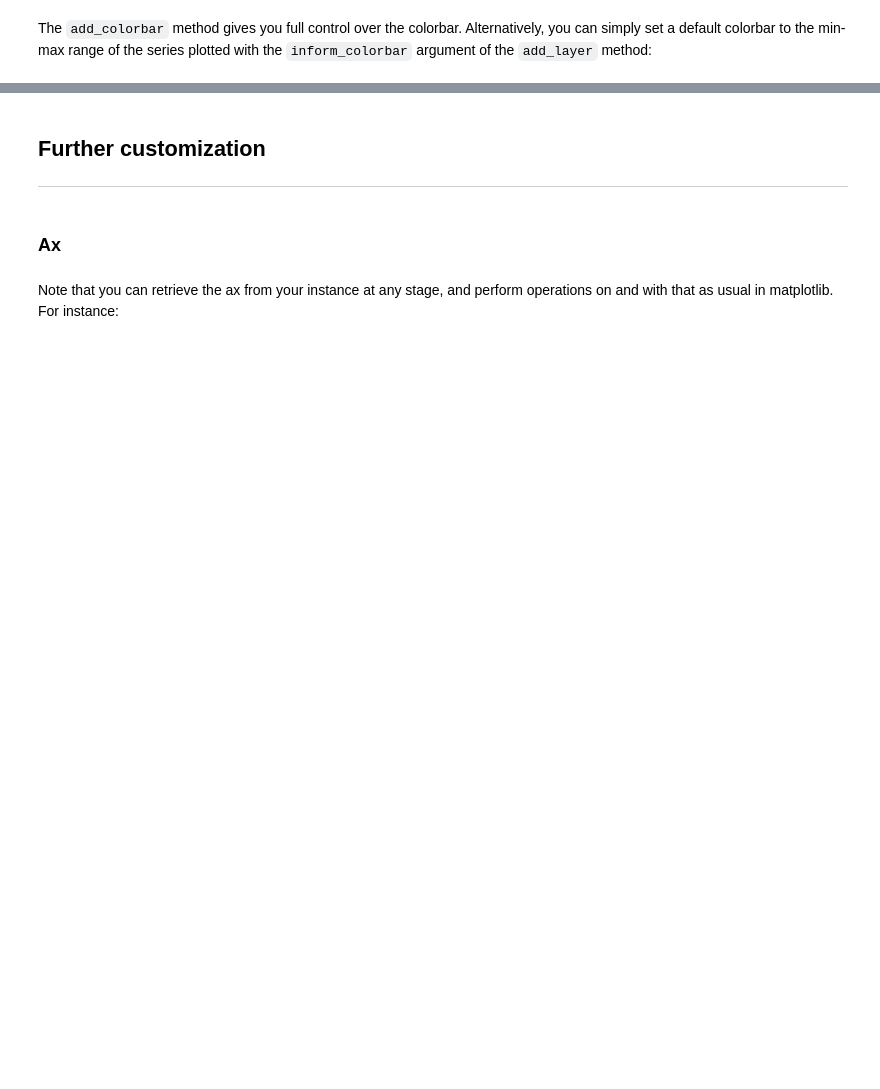
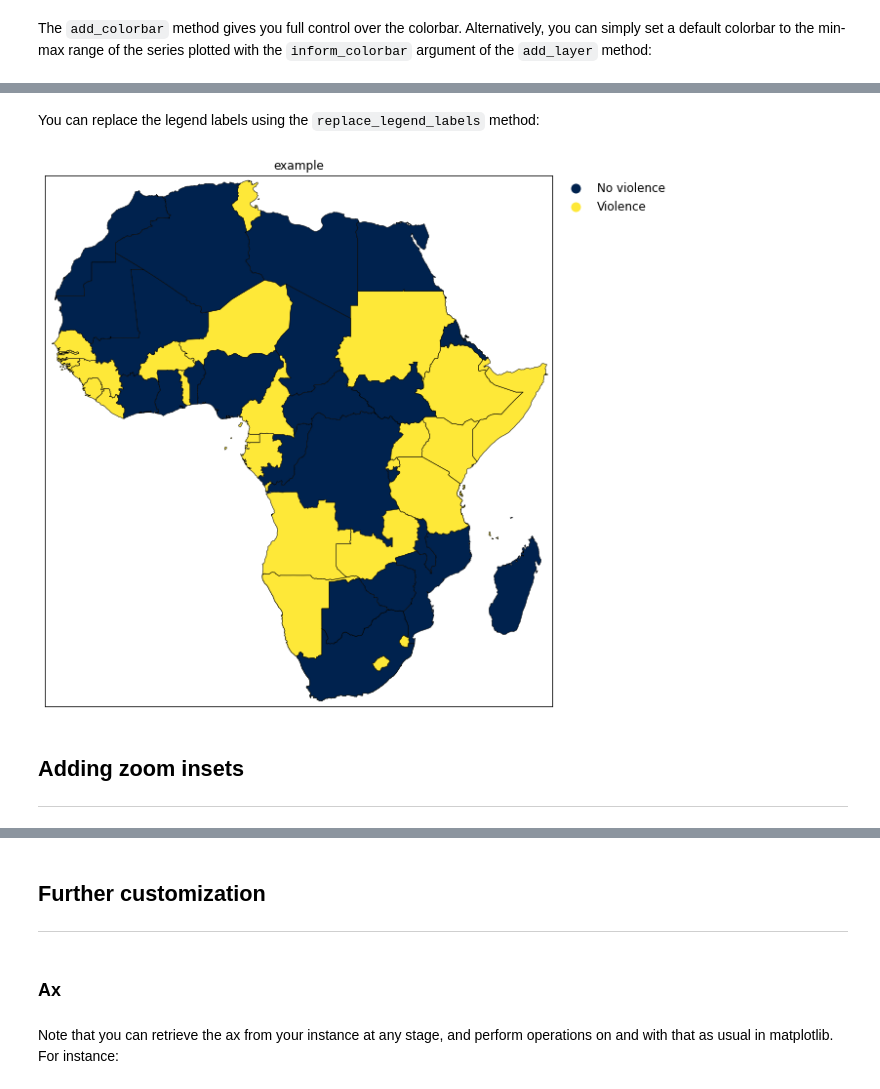
Before and after one commit to prio-data/views_dataviz, a Jupyter notebook: examples/mapper.ipynb, the cells around one changed output, grey strips where cells are left out. Saved outputs shown, nothing was run; the diff lists cells and outputs as text; code cells hidden in the pictures; blank space fills up the shorter version.

```diff
--- a/examples/mapper.ipynb
+++ b/examples/mapper.ipynb
@@ -239,0 +278,11 @@ example = mapper.Mapper(
+# %% [markdown]
+You can replace the legend labels using the `replace_legend_labels` method:
+# %%
+categorical.replace_legend_labels({"0": "No violence", "1": "Violence"})
+categorical.fig
+# %% [output]
+[figure, added]
+# %% [markdown]
+<a id="insetzoom"></a>
+## Adding zoom insets
+___
```
Also changed, not shown: parts of 25 cells of this notebook, 1 other file.
